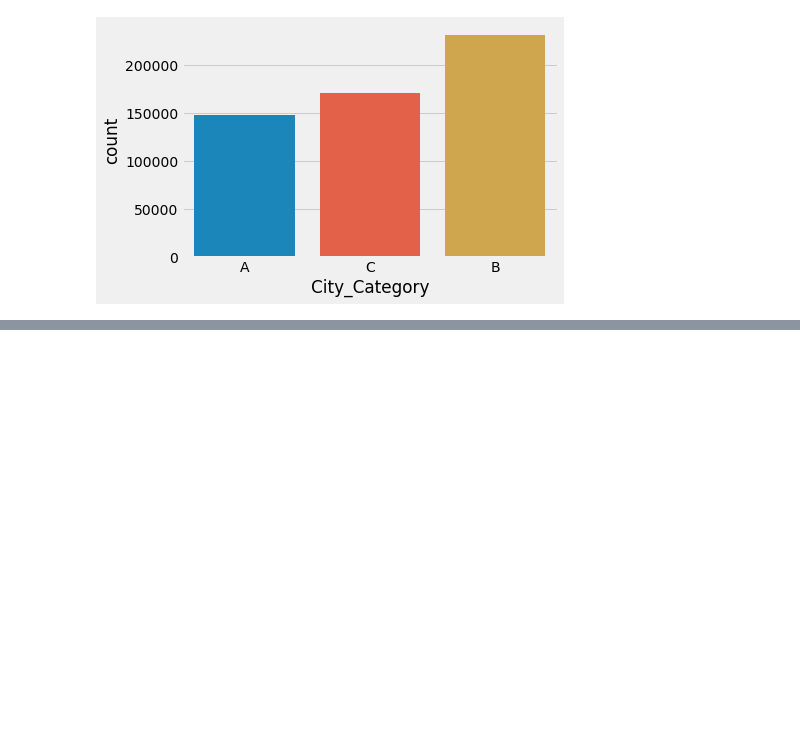
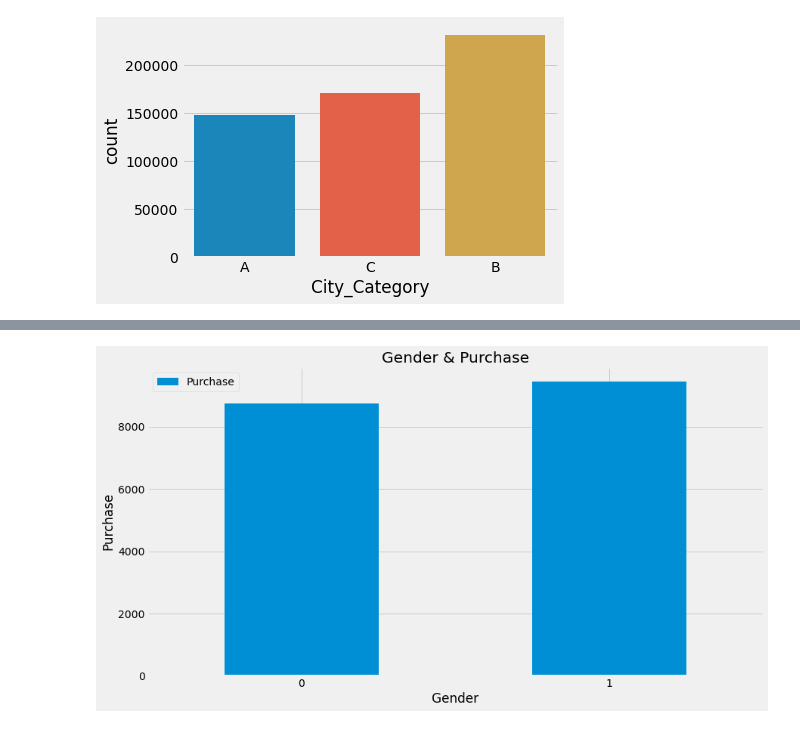
Before and after one commit to ANKIT08122001/capstone-project, a Jupyter notebook: capstone revised-checkpoint.ipynb, the cells around one changed output, grey strips where cells are left out. Drawn from its saved outputs; the diff is of its cells as text; code cells hidden in the pictures; blank space fills up the shorter version.

```diff
--- a/capstone revised-checkpoint.ipynb
+++ b/capstone revised-checkpoint.ipynb
@@ -131,0 +143,10 @@ sns.countplot(data3['City_Category'])
+# %%
+age_plot = data3.pivot_table(index='Gender', values='Purchase',aggfunc=np.mean)
+age_plot.plot(kind='bar', figsize=(13,7))
+plt.xlabel('Gender')
+plt.ylabel('Purchase')
+plt.title('Gender & Purchase')
+plt.xticks(rotation=0)
+plt.show()
+# %% [output]
+[figure, added]
```
Also changed, not shown: parts of 7 cells of this notebook.
